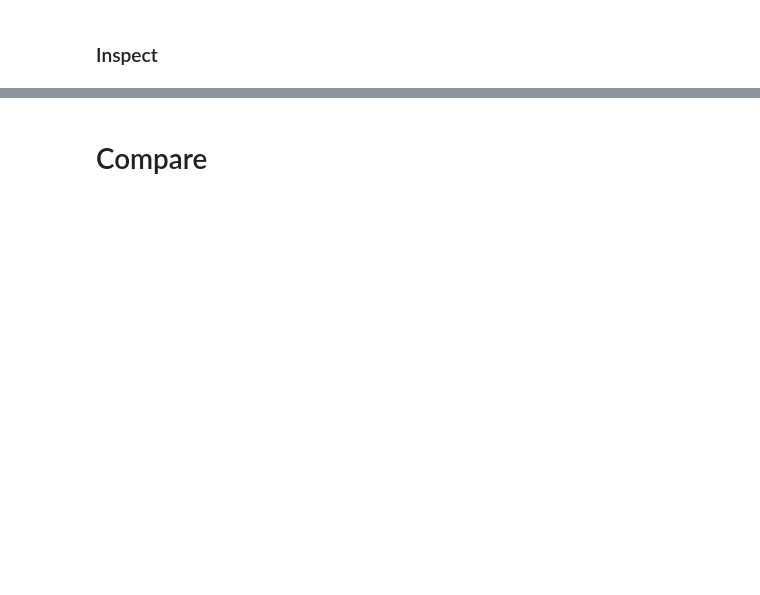
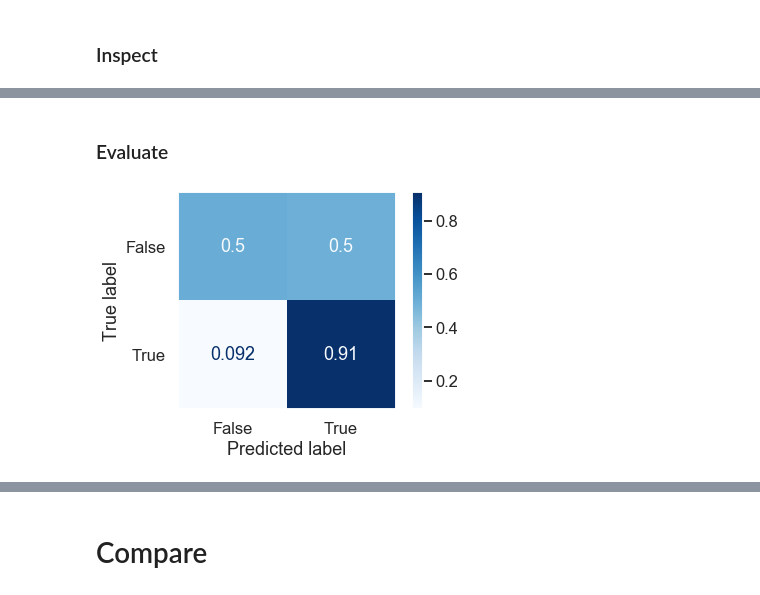
Before and after one commit to rcharan/nature-phd-survey, a Jupyter notebook: analyze.ipynb, the cells around one changed output, grey strips where cells are left out. Cells and saved outputs as stored; diff of their text form; code cells hidden in the pictures; blank space fills up the shorter version.

Commit message:
boost some gradients

```diff
--- a/analyze.ipynb
+++ b/analyze.ipynb
@@ -923,0 +941,27 @@ print_dict(model.best_params_)
+# %%
+gradientbooster = ensem.GradientBoostingClassifier(random_state = 42, verbose = 1)
+learner         = pipe.Pipeline([
+    ('impute' , imputer),
+    ('learn'  , gradientbooster)
+])
+# %%
+param_grid = {
+    'n_estimators'      : [50, 100, 200, 500],
+    'learning_rate'     : [0.1, 0.5, 1],
+    'max_depth'         : [1, 3],
+    'min_samples_leaf'  : [1, 10],
+    'max_features'      : [None, 'sqrt'],
+    'max_leaf_nodes'    : [5, 10, 20, 100, 256],
+    'ccp_alpha'         : [0, 0.1, 1, 10],
+}
+
+param_grid = {'learn__' + k : list(v) for k, v in param_grid.items()}
+# %%
+model = cv.GridSearchCV(learner,
+                        param_grid,
+                        cv = splitter,
+                        n_jobs = n_jobs,
+                        verbose = 1)
+# %%
+# Now proceed by copy-pasta
+model, model_data = fit_or_load_model(model, 'gradientboost', force_fit=True)
@@ -923,0 +1064,8 @@ print_dict(model.best_params_)
+# %% [markdown]
+### Evaluate
+# %%
+# Rows are normalized
+sns.set_style('dark')
+plot(metr.plot_confusion_matrix, model, X_test, y_test, cmap=plt.cm.Blues, normalize = 'true')
+# %% [output]
+[figure, added]
```
Also changed, not shown: parts of 27 cells of this notebook, 2 other files.
